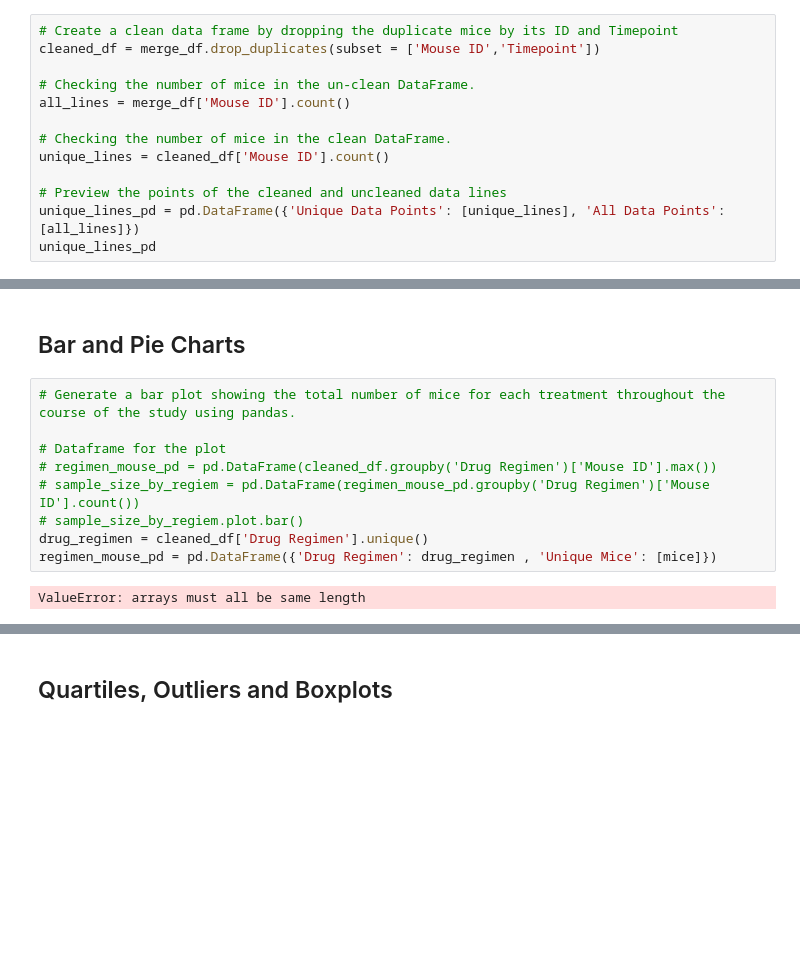
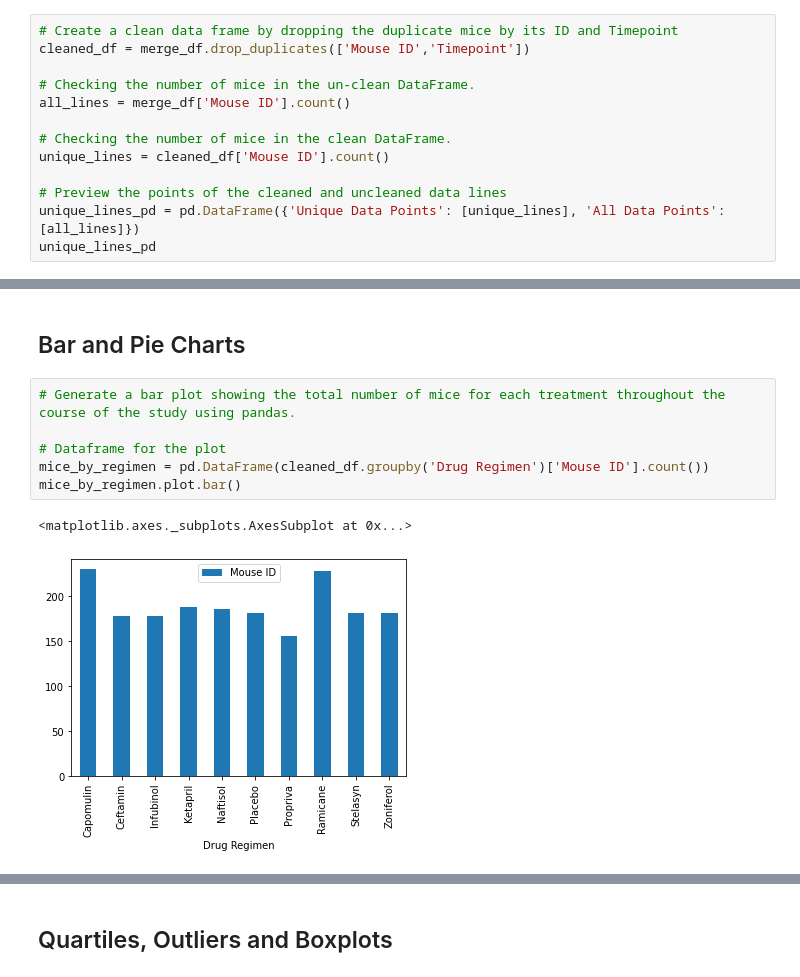
Before and after one commit to zachherington/matplotlib-challenge, a Jupyter notebook: Homework/Pymaceuticals/pymaceuticals_hw_submission.ipynb, the cells around one changed output, grey strips where cells are left out. Drawn from its saved outputs; the diff is of its cells as text; blank space fills up the shorter version.

Commit message:
all bar charts and pie charts are finished and matching.

```diff
--- a/Homework/Pymaceuticals/pymaceuticals_hw_submission.ipynb
+++ b/Homework/Pymaceuticals/pymaceuticals_hw_submission.ipynb
@@ -36,7 +37,7 @@ mice_pd
 | 0 | 249 |
 # %%
 # Create a clean data frame by dropping the duplicate mice by its ID and Timepoint
-cleaned_df = merge_df.drop_duplicates(subset = ['Mouse ID','Timepoint'])
+cleaned_df = merge_df.drop_duplicates(['Mouse ID','Timepoint'])
 
 # Checking the number of mice in the un-clean DataFrame.
 all_lines = merge_df['Mouse ID'].count()
@@ -94,13 +95,11 @@ tv_stats_summary
 # %%
 # Generate a bar plot showing the total number of mice for each treatment throughout the course of the study using pandas.
 
 # Dataframe for the plot
-# regimen_mouse_pd = pd.DataFrame(cleaned_df.groupby('Drug Regimen')['Mouse ID'].max())
-# sample_size_by_regiem = pd.DataFrame(regimen_mouse_pd.groupby('Drug Regimen')['Mouse ID'].count())
-# sample_size_by_regiem.plot.bar()
-drug_regimen = cleaned_df['Drug Regimen'].unique()
-regimen_mouse_pd = pd.DataFrame({'Drug Regimen': drug_regimen , 'Unique Mice': [mice]})
+mice_by_regimen = pd.DataFrame(cleaned_df.groupby('Drug Regimen')['Mouse ID'].count())
+mice_by_regimen.plot.bar()
 # %% [output]
-ValueError: arrays must all be same length
+<matplotlib.axes._subplots.AxesSubplot at 0x...>
+[figure, added]
 # %%
 # Generate a bar plot showing the total number of mice for each treatment throughout the course of the study using pyplot.
```
Also changed, not shown: parts of 4 cells of this notebook.
